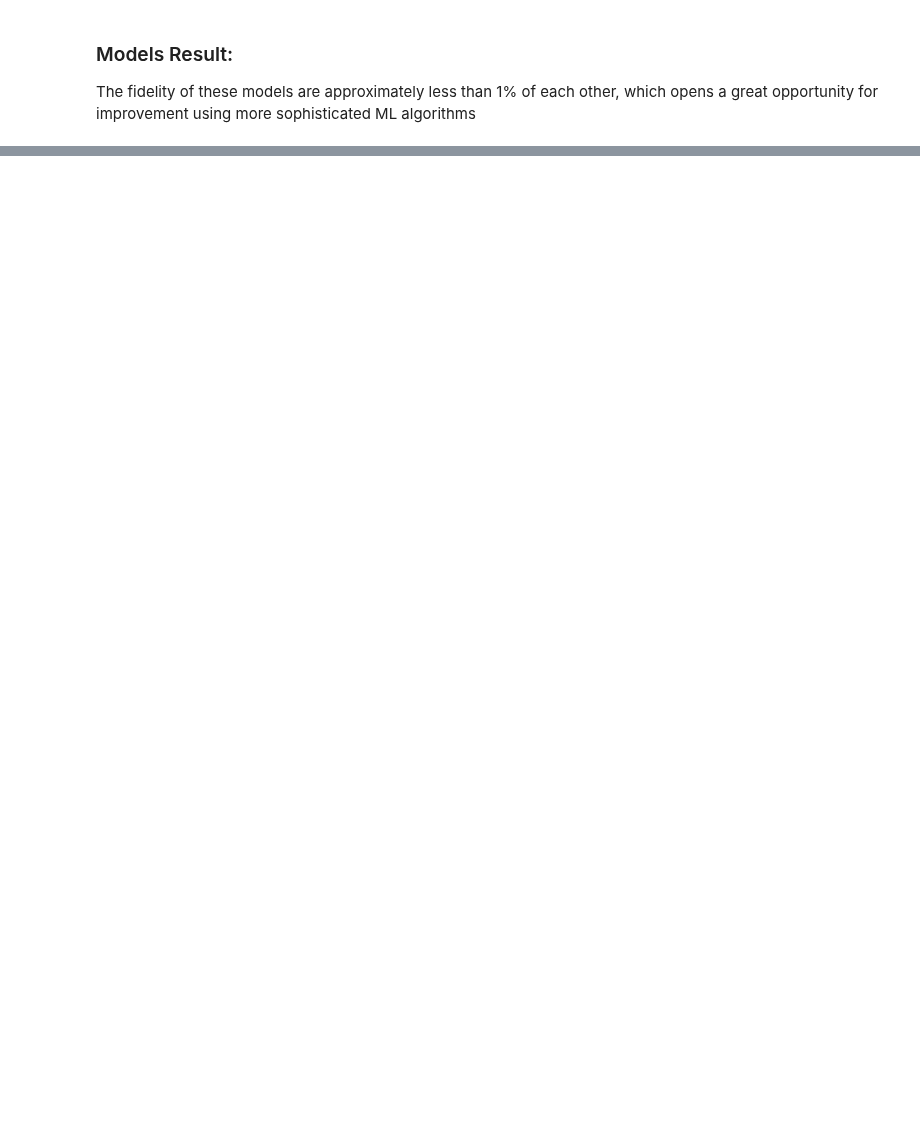
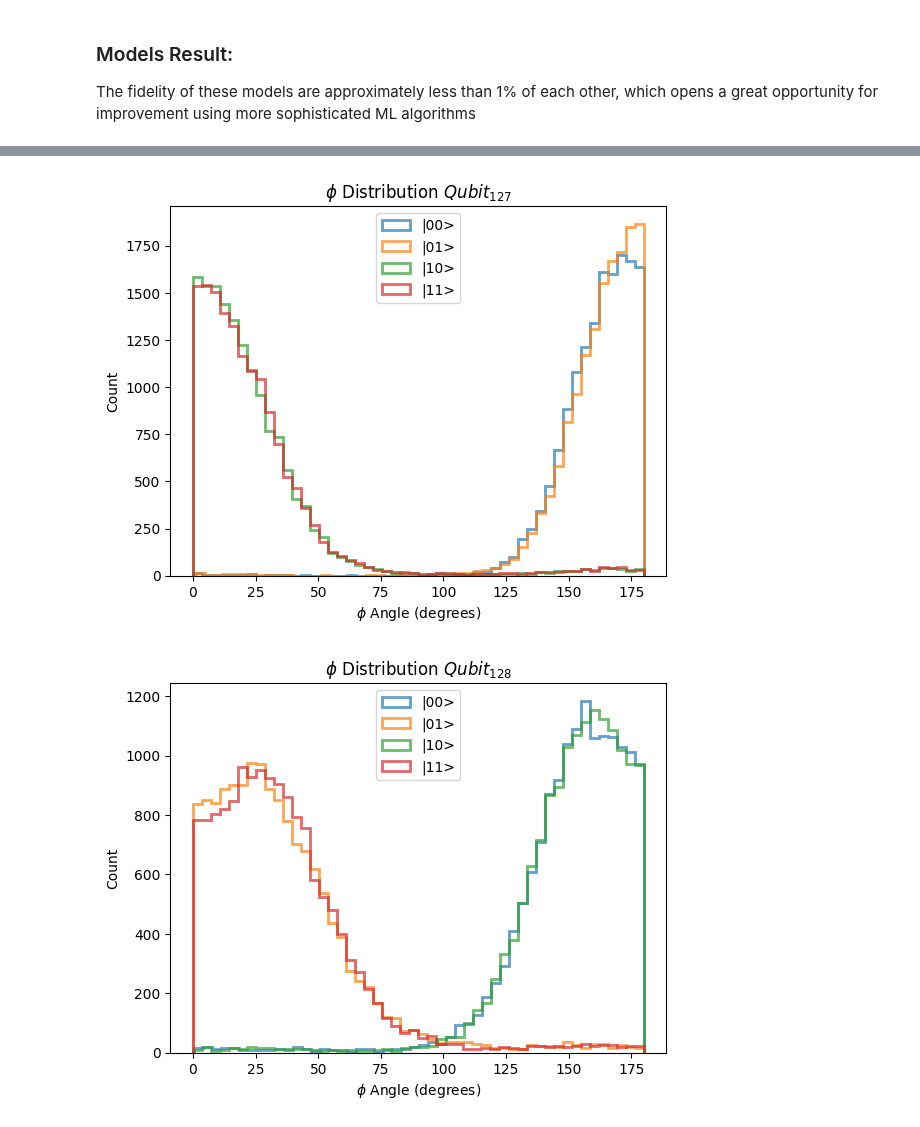
Before and after one commit to snabili/QEC, a Jupyter notebook: IQ_helper.ipynb, the cells around one changed output, grey strips where cells are left out. Drawn from its saved outputs; the diff is of its cells as text; code cells hidden in the pictures; blank space fills up the shorter version.

```diff
--- a/IQ_helper.ipynb
+++ b/IQ_helper.ipynb
@@ -359,0 +588,33 @@ for i in range (4):
+# %%
+states = {0: '|00>', 1: '|01>', 2: '|10>', 3: '|11>',}
+phi_q1 = {}
+phi_q2 = {}
+
+for n,x in enumerate([X00, X01, X10, X11]):
+    phi_q1[n] = np.degrees(np.arctan2(x[:,1], x[:,0]))
+    phi_q2[n] = np.degrees(np.arctan2(x[:,3], x[:,2]))
+
+
+for i in range(4):
+    plt.hist(abs(phi_q1[i]),bins=50, label = states[i], alpha=0.7, linewidth=2, histtype='step')
+
+plt.title(f"$\phi$ Distribution $Qubit_{{{127}}}$")
+plt.xlabel("$\phi$ Angle (degrees)")
+plt.ylabel("Count")
+plt.legend()
+#plt.yscale('log')
+plt.show()
+
+
+for i in range(4):
+    plt.hist(abs(phi_q2[i]),bins=50, label = states[i], alpha=0.7, linewidth=2, histtype='step')
+
+plt.title(f"$\phi$ Distribution $Qubit_{{{128}}}$")
+plt.xlabel("$\phi$ Angle (degrees)")
+plt.ylabel("Count")
+plt.legend()
+#plt.yscale('log')
+plt.show()
+# %% [output]
+[figure, added]
+[figure, added]
```
Also changed, not shown: parts of 28 cells of this notebook, 6 other files.
